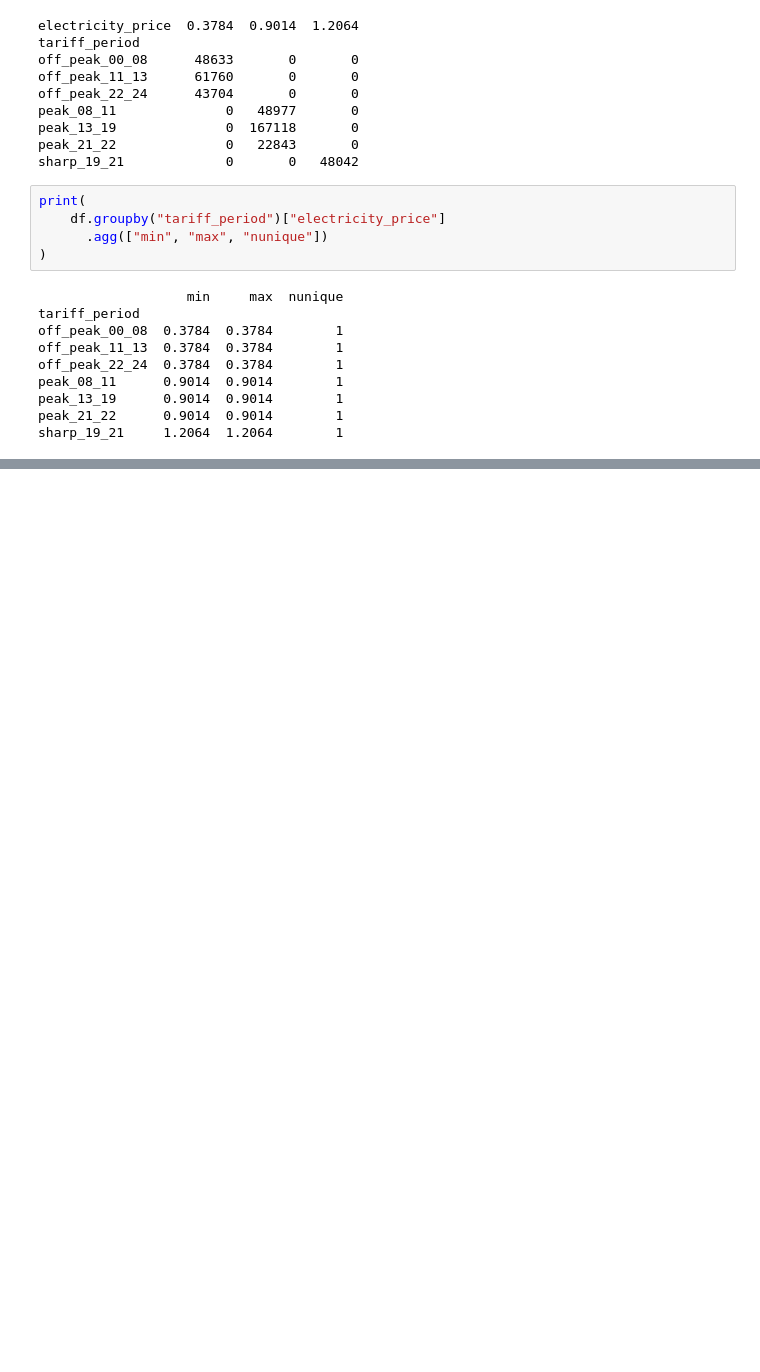
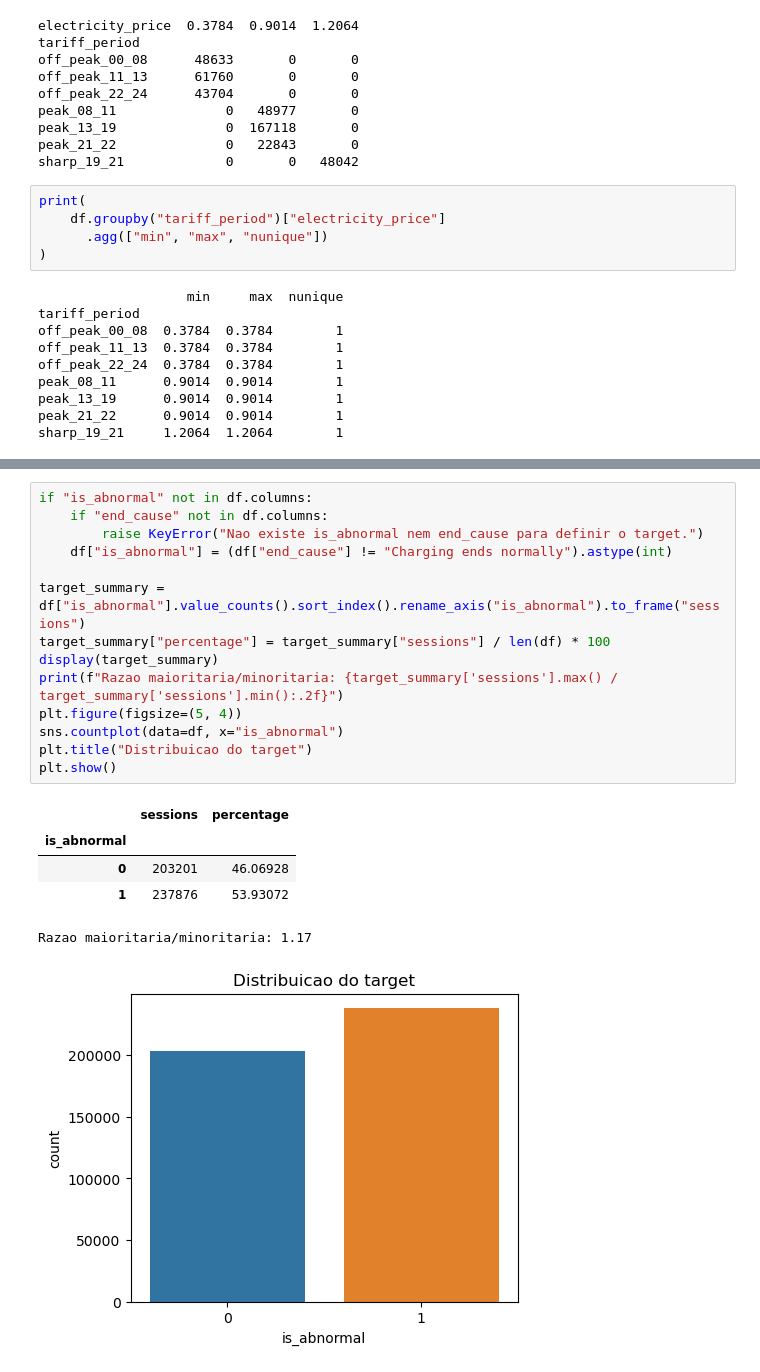
Before and after one commit to marianaCorreiia/MINDD_Project, a Jupyter notebook: task1.ipynb, the cells around one changed output, grey strips where cells are left out. Drawn from its saved outputs; the diff is of its cells as text; blank space fills up the shorter version.

```diff
--- a/task1.ipynb
+++ b/task1.ipynb
@@ -536,0 +543,21 @@ sharp_19_21     1.2064  1.2064        1
+# %%
+if "is_abnormal" not in df.columns:
+    if "end_cause" not in df.columns:
+        raise KeyError("Nao existe is_abnormal nem end_cause para definir o target.")
+    df["is_abnormal"] = (df["end_cause"] != "Charging ends normally").astype(int)
+
+target_summary = df["is_abnormal"].value_counts().sort_index().rename_axis("is_abnormal").to_frame("sessions")
+target_summary["percentage"] = target_summary["sessions"] / len(df) * 100
+display(target_summary)
+print(f"Razao maioritaria/minoritaria: {target_summary['sessions'].max() / target_summary['sessions'].min():.2f}")
+plt.figure(figsize=(5, 4))
+sns.countplot(data=df, x="is_abnormal")
+plt.title("Distribuicao do target")
+plt.show()
+# %% [output]
+|  | sessions | percentage |
+| is_abnormal |  |  |
+| 0 | 203201 | 46.06928 |
+| 1 | 237876 | 53.93072 |
+Razao maioritaria/minoritaria: 1.17
+[figure, added]
```
Also changed, not shown: parts of 39 cells of this notebook.
